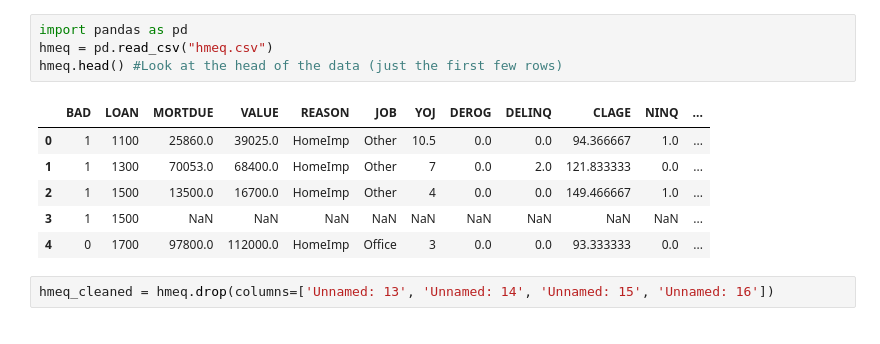
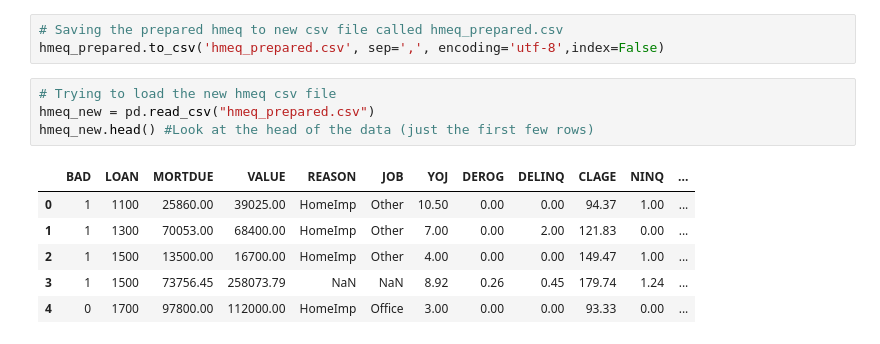
Before and after one commit to zakiraihan/PDIB-ZakiRaihan-1606878505, a Jupyter notebook: Tugas 1/PDIB - Data Preparation.ipynb, the cells around one changed output. Cells and saved outputs as stored; diff of their text form.

```diff
--- a/Tugas 1/PDIB - Data Preparation.ipynb
+++ b/Tugas 1/PDIB - Data Preparation.ipynb
@@ -1,13 +61,14 @@
+# %%
+# Saving the prepared hmeq to new csv file called hmeq_prepared.csv
+hmeq_prepared.to_csv('hmeq_prepared.csv', sep=',', encoding='utf-8',index=False)
 # %%
-import pandas as pd
-hmeq = pd.read_csv("hmeq.csv")
-hmeq.head() #Look at the head of the data (just the first few rows)
+# Trying to load the new hmeq csv file
+hmeq_new = pd.read_csv("hmeq_prepared.csv")
+hmeq_new.head() #Look at the head of the data (just the first few rows)
 # %% [output]
 |  | BAD | LOAN | MORTDUE | VALUE | REASON | JOB | YOJ | DEROG | DELINQ | CLAGE | NINQ | ... |
-| 0 | 1 | 1100 | 25860.0 | 39025.0 | HomeImp | Other | 10.5 | 0.0 | 0.0 | 94.366667 | 1.0 | ... |
-| 1 | 1 | 1300 | 70053.0 | 68400.0 | HomeImp | Other | 7 | 0.0 | 2.0 | 121.833333 | 0.0 | ... |
-| 2 | 1 | 1500 | 13500.0 | 16700.0 | HomeImp | Other | 4 | 0.0 | 0.0 | 149.466667 | 1.0 | ... |
-| 3 | 1 | 1500 | NaN | NaN | NaN | NaN | NaN | NaN | NaN | NaN | NaN | ... |
-| 4 | 0 | 1700 | 97800.0 | 112000.0 | HomeImp | Office | 3 | 0.0 | 0.0 | 93.333333 | 0.0 | ... |
+| 0 | 1 | 1100 | 25860.00 | 39025.00 | HomeImp | Other | 10.50 | 0.00 | 0.00 | 94.37 | 1.00 | ... |
+| 1 | 1 | 1300 | 70053.00 | 68400.00 | HomeImp | Other | 7.00 | 0.00 | 2.00 | 121.83 | 0.00 | ... |
+| 2 | 1 | 1500 | 13500.00 | 16700.00 | HomeImp | Other | 4.00 | 0.00 | 0.00 | 149.47 | 1.00 | ... |
+| 3 | 1 | 1500 | 73756.45 | 258073.79 | NaN | NaN | 8.92 | 0.26 | 0.45 | 179.74 | 1.24 | ... |
+| 4 | 0 | 1700 | 97800.00 | 112000.00 | HomeImp | Office | 3.00 | 0.00 | 0.00 | 93.33 | 0.00 | ... |
-# %%
-hmeq_cleaned = hmeq.drop(columns=['Unnamed: 13', 'Unnamed: 14', 'Unnamed: 15', 'Unnamed: 16'])
```
Also changed, not shown: parts of 13 cells of this notebook, 4 other files.
